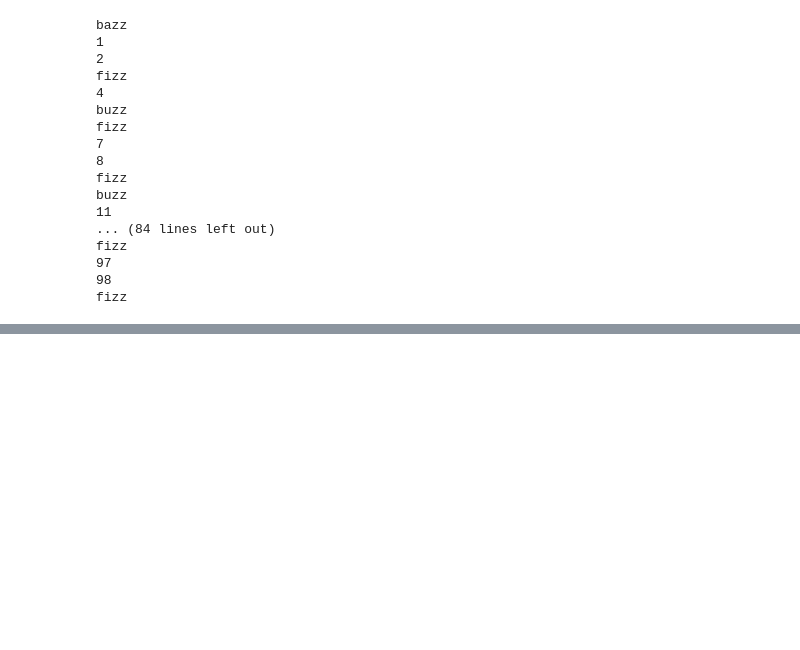
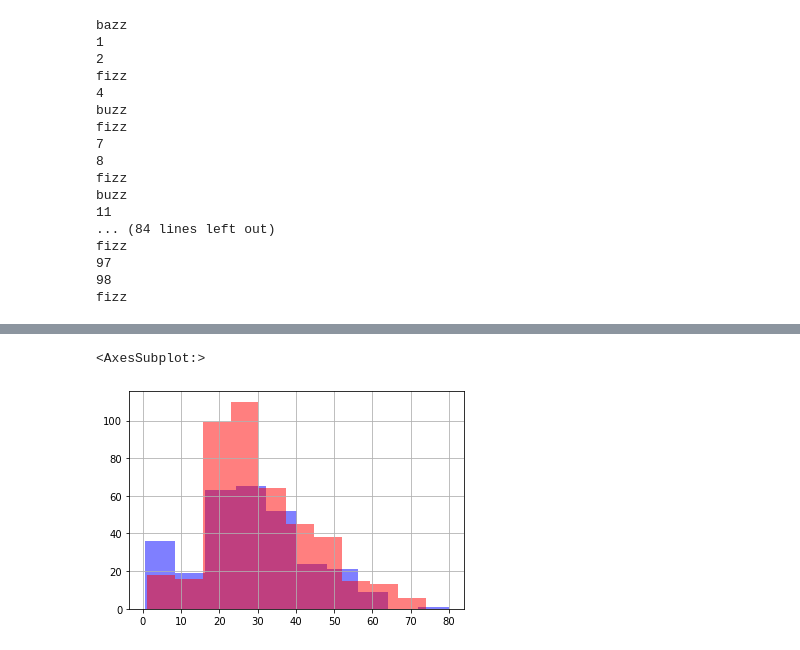
Before and after one commit to komi24/OrsysIntro1022, a Jupyter notebook: Partie1.ipynb, the cells around one changed output, grey strips where cells are left out. Drawn from its saved outputs; the diff is of its cells as text; code cells hidden in the pictures; blank space fills up the shorter version.

```diff
--- a/Partie1.ipynb
+++ b/Partie1.ipynb
@@ -423,0 +593,6 @@ Pendant 10 tours faire bouger aléatoirement les voitures (position += random(-4
+# %%
+df.query("Survived == 1")["Age"].hist(alpha=0.5, color="b")
+df.query("Survived == 0")["Age"].hist(alpha=0.5, color="r")
+# %% [output]
+<AxesSubplot:>
+[figure, added]
```
Also changed, not shown: parts of 52 cells of this notebook.
